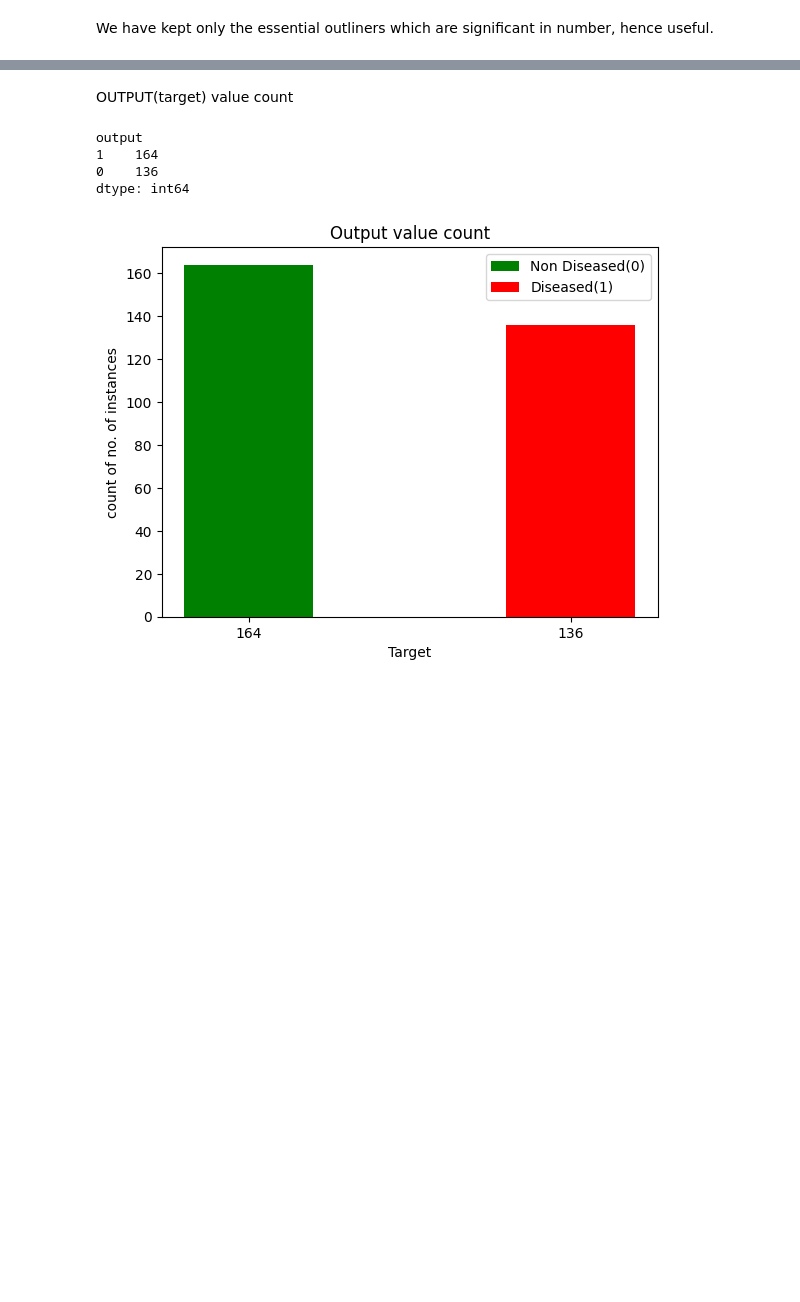
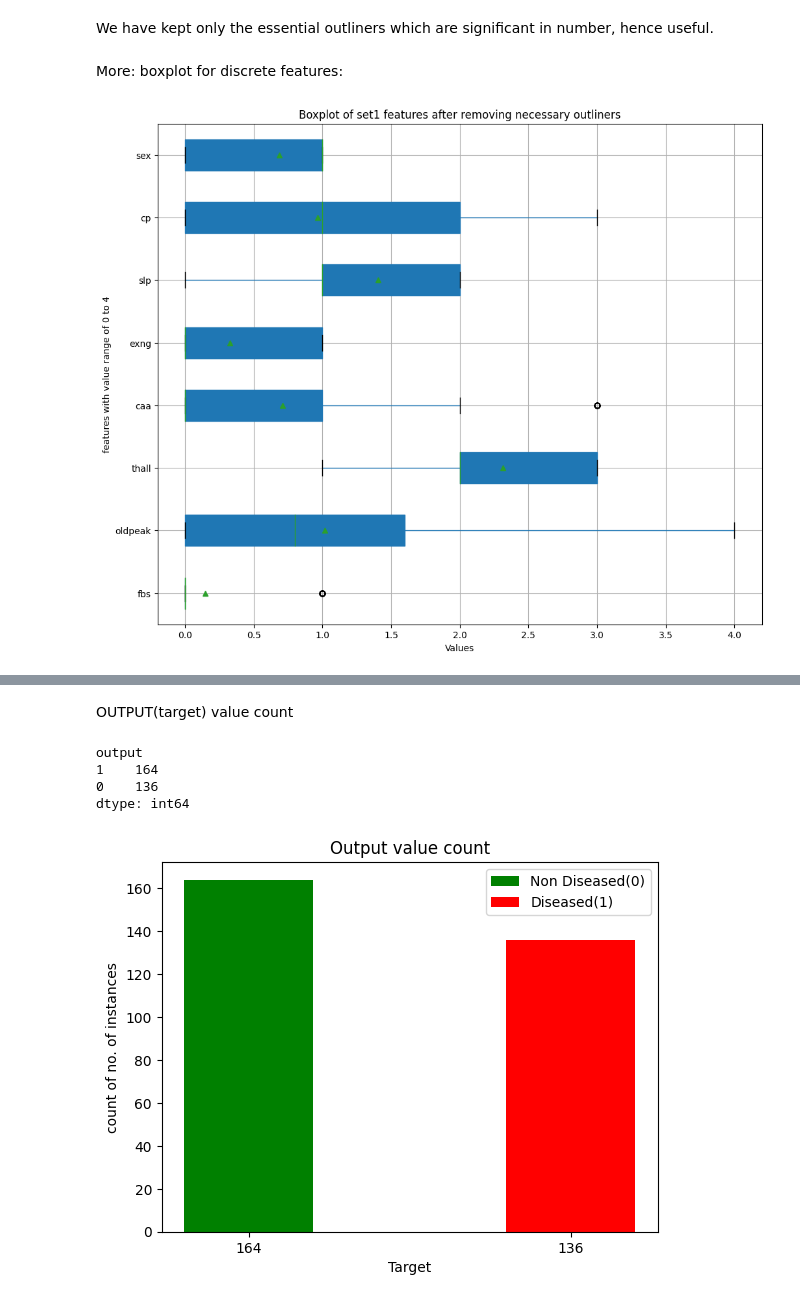
Before and after one commit to kruthi-sb/Cardiac_Events_ML, a Jupyter notebook: EDA/EDA.ipynb, the cells around one changed output, grey strips where cells are left out. Saved outputs shown, nothing was run; the diff lists cells and outputs as text; code cells hidden in the pictures; blank space fills up the shorter version.

```diff
--- a/EDA/EDA.ipynb
+++ b/EDA/EDA.ipynb
@@ -138,2 +158,14 @@ plt.show()
 # %% [markdown]
 We have kept only the essential outliners which are significant in number, hence useful.
+# %% [markdown]
+More: boxplot for discrete features:
+# %%
+#here
+d_sub1 = pd.DataFrame([d.fbs, d.oldpeak, d.thall, d.caa, d.exng, d.slp, d.cp, d.sex]).T
+d_sub1.boxplot(figsize =(12,10), patch_artist= True, vert = False, showmeans = True)
+plt.xlabel("Values")
+plt.ylabel("features with value range of 0 to 4")
+plt.title("Boxplot of set1 features after removing necessary outliners")
+plt.show()
+# %% [output]
+[figure, added]
```
Also changed, not shown: parts of 12 cells of this notebook, 3 other files.
